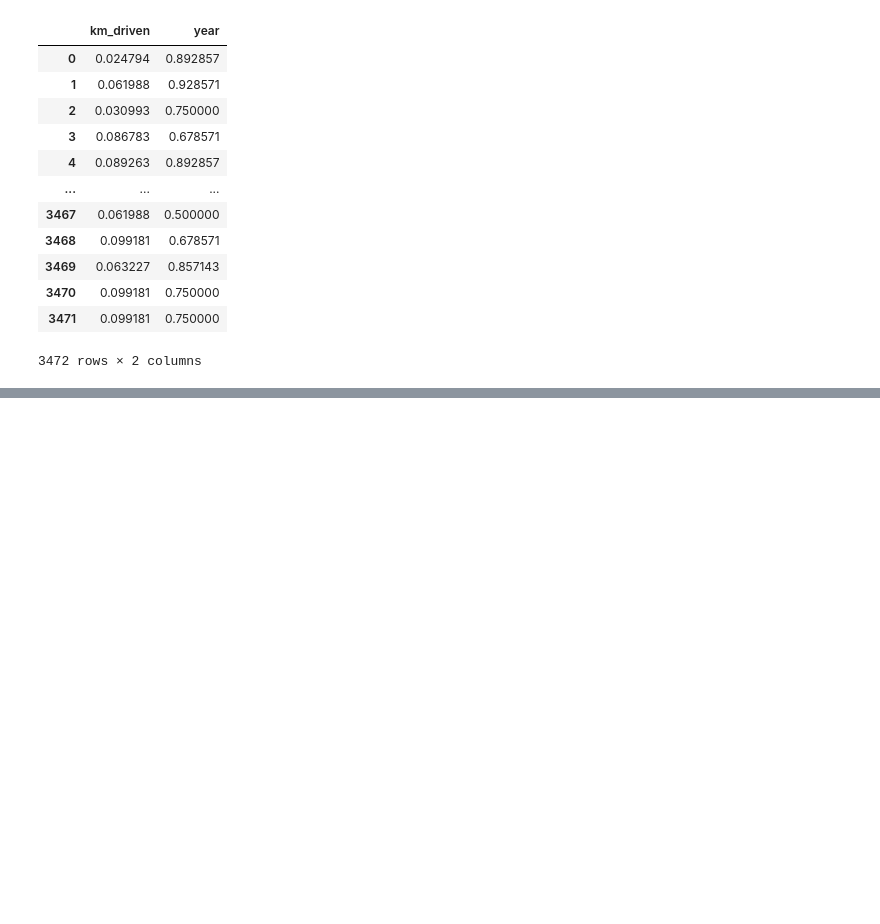
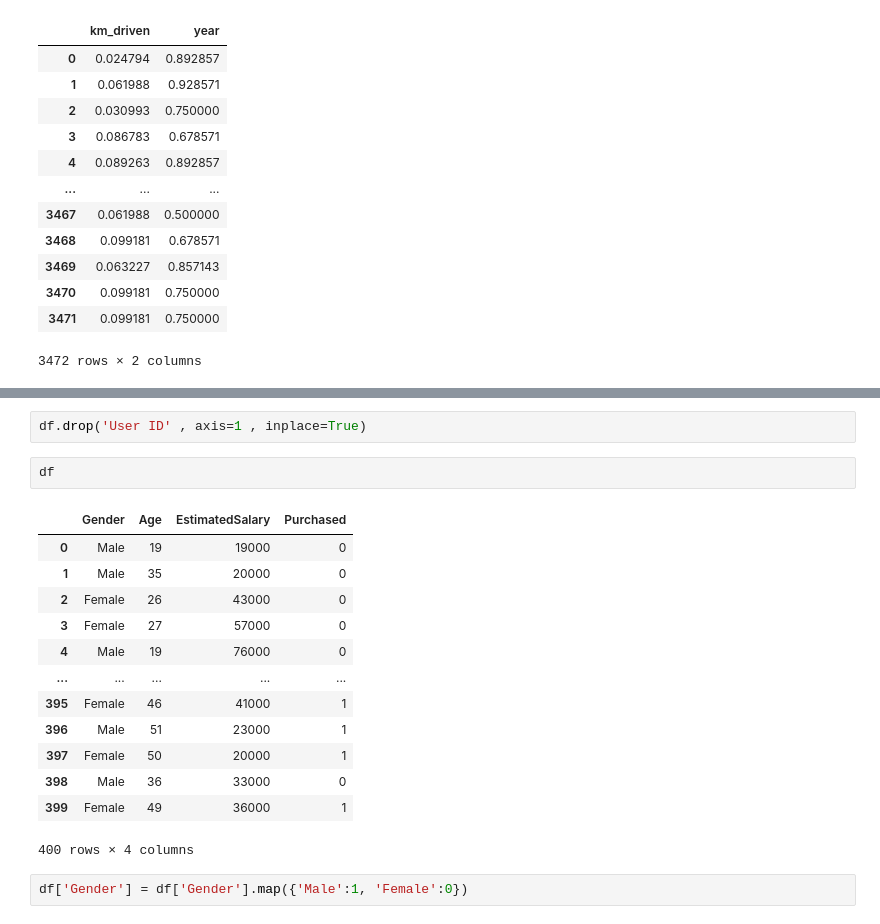
Before and after one commit to Dhe-Reigner/sk-learn, a Jupyter notebook: sci.ipynb, the cells around one changed output, grey strips where cells are left out. Drawn from its saved outputs; the diff is of its cells as text; blank space fills up the shorter version.

```diff
--- a/sci.ipynb
+++ b/sci.ipynb
@@ -361,0 +405,20 @@ X_test_scalled
+# %%
+df.drop('User ID' , axis=1 , inplace=True)
+# %%
+df
+# %% [output]
+|  | Gender | Age | EstimatedSalary | Purchased |
+| 0 | Male | 19 | 19000 | 0 |
+| 1 | Male | 35 | 20000 | 0 |
+| 2 | Female | 26 | 43000 | 0 |
+| 3 | Female | 27 | 57000 | 0 |
+| 4 | Male | 19 | 76000 | 0 |
+| ... | ... | ... | ... | ... |
+| 395 | Female | 46 | 41000 | 1 |
+| 396 | Male | 51 | 23000 | 1 |
+| 397 | Female | 50 | 20000 | 1 |
+| 398 | Male | 36 | 33000 | 0 |
+| 399 | Female | 49 | 36000 | 1 |
+400 rows × 4 columns
+# %%
+df['Gender'] = df['Gender'].map({'Male':1, 'Female':0})
```
Also changed, not shown: parts of 17 cells of this notebook, 1 other file.
